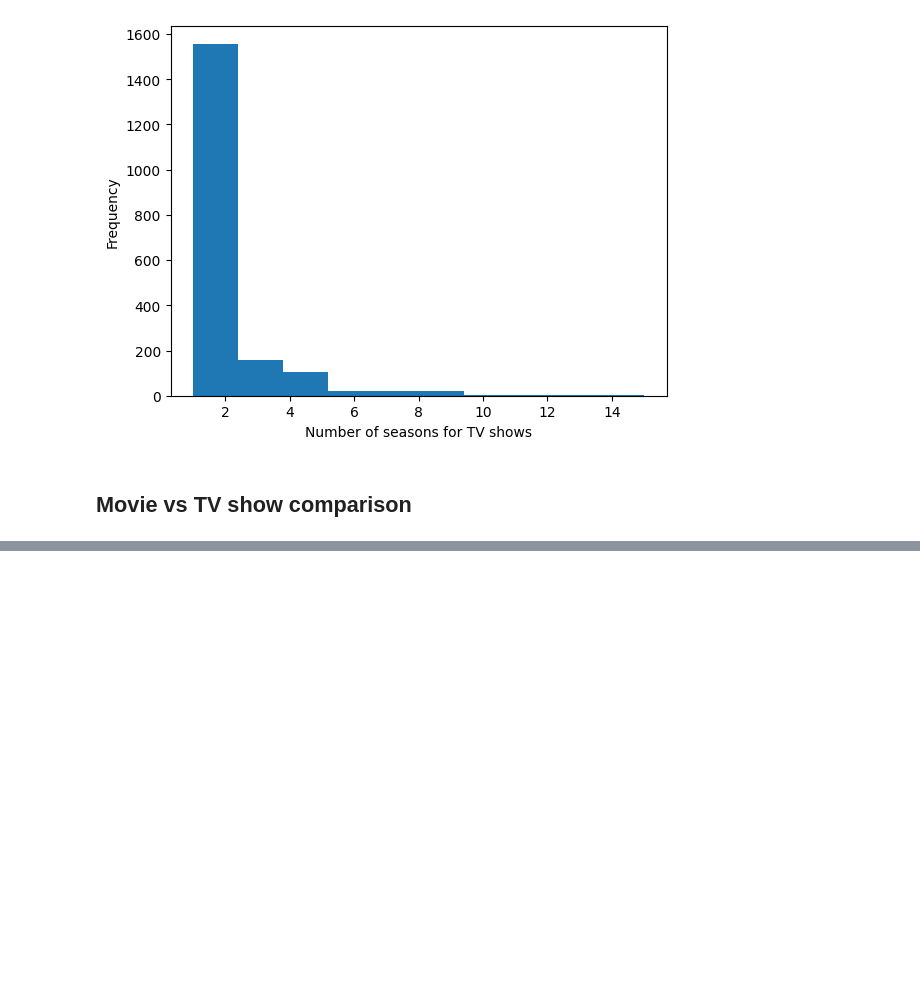
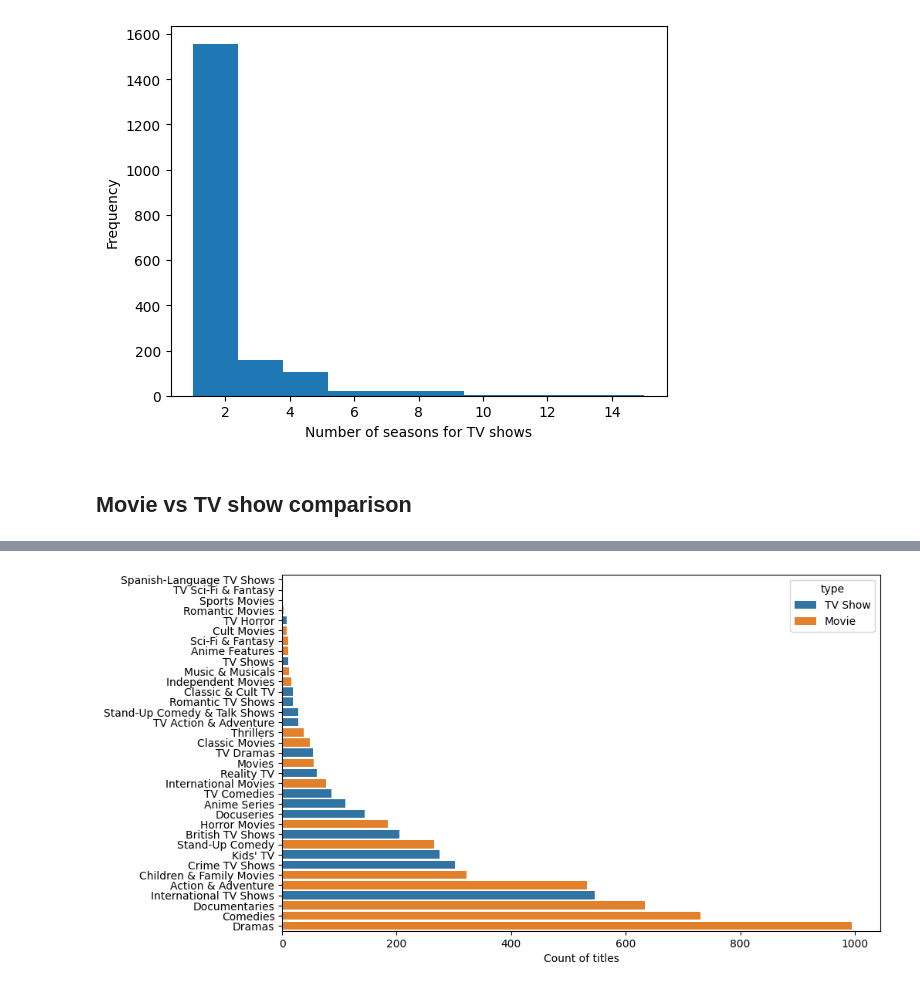
Before and after one commit to jenny-davies/l4-hackathon, a Jupyter notebook: data_exploration.ipynb, the cells around one changed output, grey strips where cells are left out. Saved outputs shown, nothing was run; the diff lists cells and outputs as text; code cells hidden in the pictures; blank space fills up the shorter version.

```diff
--- a/data_exploration.ipynb
+++ b/data_exploration.ipynb
@@ -184,0 +239,18 @@ plt.show();
+# %%
+# count of titles by first genre and type
+titles_by_first_genre_type = df.groupby(['first_genre', 'type'])['title'].count().reset_index()
+
+titles_by_first_genre_type = titles_by_first_genre_type.sort_values(by = 'title')
+
+plt.figure(figsize = (10,6))
+sns.barplot(data = titles_by_first_genre_type,
+            x = 'title',
+            y = 'first_genre',
+            hue = 'type',
+            orient = 'h')
+plt.xlabel('Count of titles')
+plt.ylabel(None)
+
+plt.show();
+# %% [output]
+[figure, added]
```
Also changed, not shown: parts of 6 cells of this notebook.
